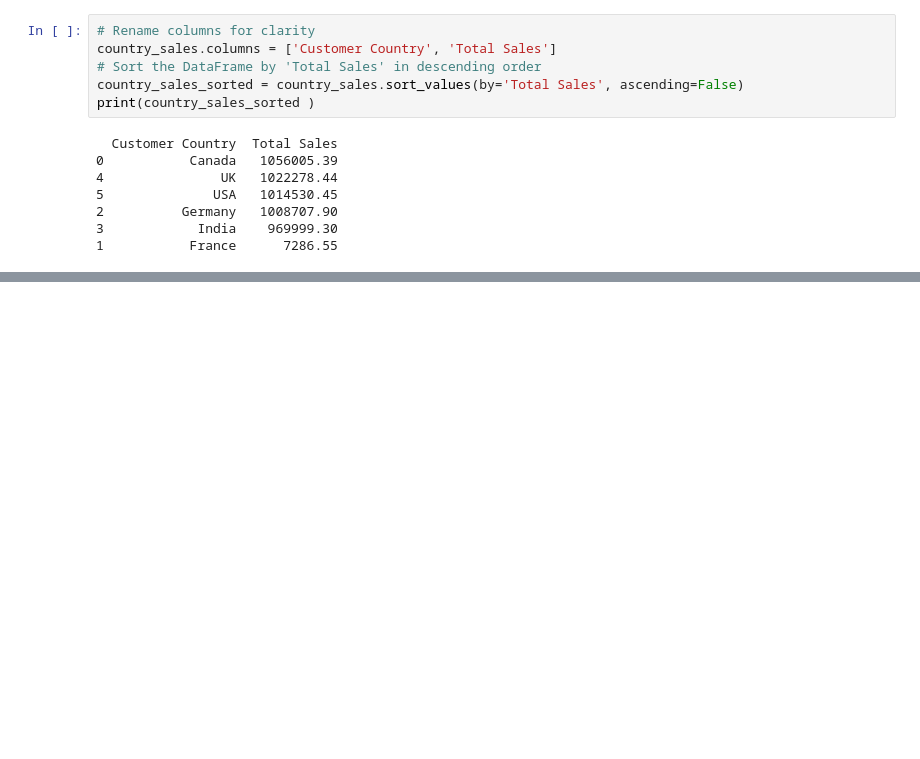
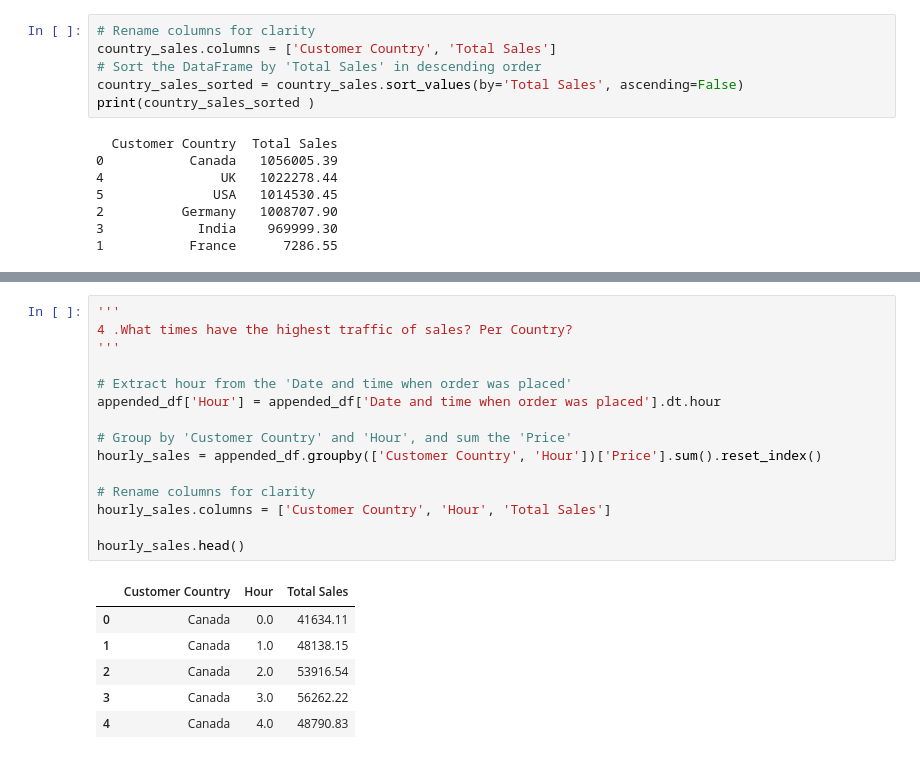
Before and after one commit to Manoj797/Revature_p1, a Jupyter notebook: dataanalysis.ipynb, the cells around one changed output, grey strips where cells are left out. Drawn from its saved outputs; the diff is of its cells as text; blank space fills up the shorter version.

```diff
--- a/dataanalysis.ipynb
+++ b/dataanalysis.ipynb
@@ -533,0 +555,22 @@ print(country_sales_sorted )
+# %%
+'''
+4 .What times have the highest traffic of sales? Per Country?
+'''
+
+# Extract hour from the 'Date and time when order was placed'
+appended_df['Hour'] = appended_df['Date and time when order was placed'].dt.hour
+
+# Group by 'Customer Country' and 'Hour', and sum the 'Price'
+hourly_sales = appended_df.groupby(['Customer Country', 'Hour'])['Price'].sum().reset_index()
+
+# Rename columns for clarity
+hourly_sales.columns = ['Customer Country', 'Hour', 'Total Sales']
+
+hourly_sales.head()
+# %% [output]
+|  | Customer Country | Hour | Total Sales |
+| 0 | Canada | 0.0 | 41634.11 |
+| 1 | Canada | 1.0 | 48138.15 |
+| 2 | Canada | 2.0 | 53916.54 |
+| 3 | Canada | 3.0 | 56262.22 |
+| 4 | Canada | 4.0 | 48790.83 |
```
Also changed, not shown: parts of 3 cells of this notebook.
